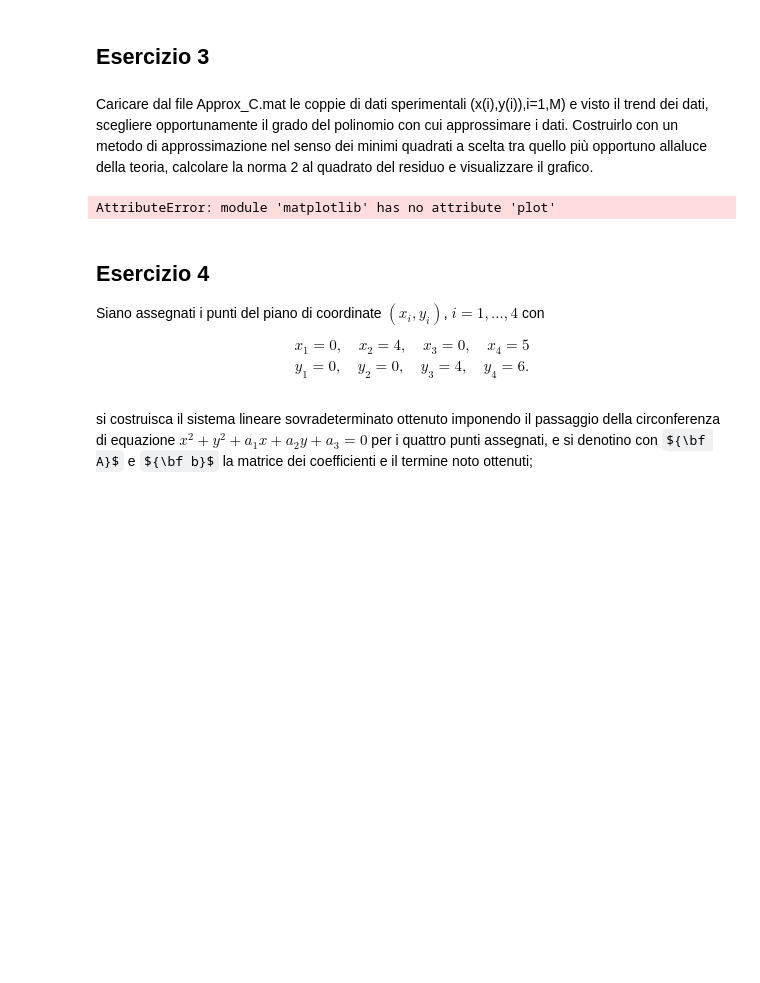
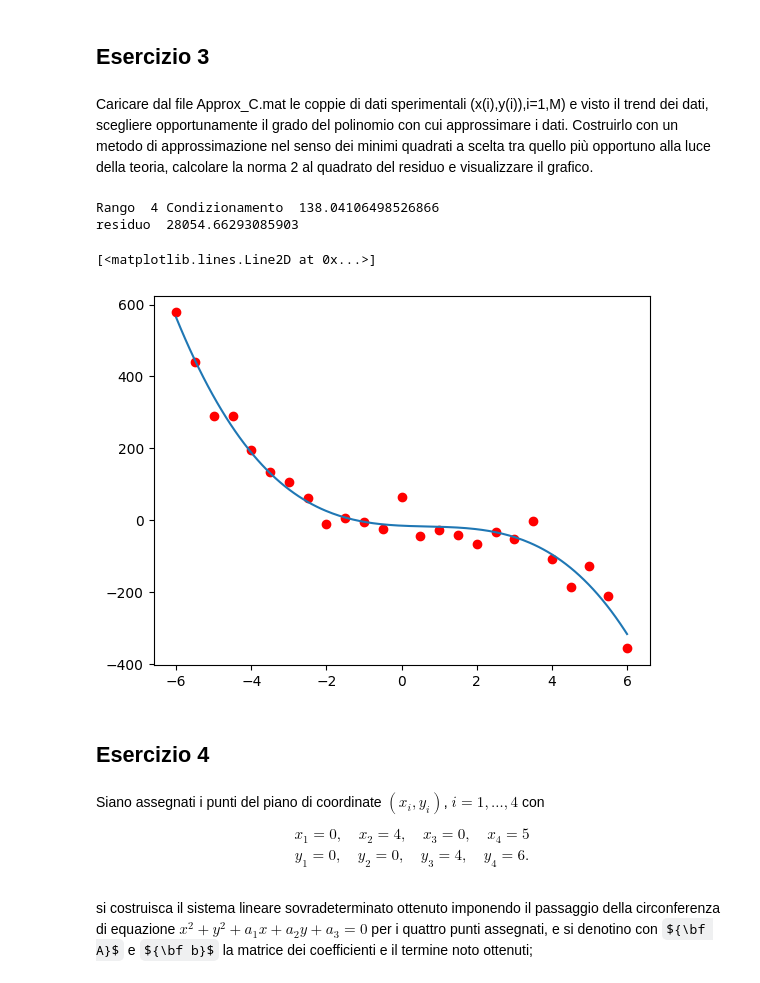
Before and after one commit to AndrewGagliottiUnibo/IoT-Project-network-, a Jupyter notebook: MetodiLab/Extra/Simulazioni/04/Potenziamento1Giugno.ipynb, the cells around one changed output. Drawn from its saved outputs; the diff is of its cells as text; code cells hidden in the pictures; some formulas as TeX source; blank space fills up the shorter version.

```diff
--- a/MetodiLab/Extra/Simulazioni/04/Potenziamento1Giugno.ipynb
+++ b/MetodiLab/Extra/Simulazioni/04/Potenziamento1Giugno.ipynb
@@ -193,0 +184,8 @@ array([2.41997531e+02, 1.34907746e+01, 4.91373956e+00, 2.87908695e+00,
+# %%
+import scipy.linalg as spLin
+dati = loadmat('testF.mat')
+A1=dati["A"]
+b1=dati["b"]
+# %%
+m1,n1=A1.shape
+print("Dimensione di A",m1,n1)
@@ -193,0 +232,5 @@ array([2.41997531e+02, 1.34907746e+01, 4.91373956e+00, 2.87908695e+00,
+# %%
+x,residuo=SVDLS(A1,b1)
+print("Soluzione nel senso dei minimi quadrati\n  ", x)
+print("residuo ",residuo)
+print("Norma soluzione ", np.linalg.norm(x))
@@ -193,0 +255,8 @@ array([2.41997531e+02, 1.34907746e+01, 4.91373956e+00, 2.87908695e+00,
+# %%
+def qrLS(A,b):
+    n=A.shape[1]  # numero di colonne di A
+    Q,R=spLin.qr(A)
+    h=Q.T@b
+    x,flag=RS.Usolve(R[0:n,:],h[0:n])
+    residuo=np.linalg.norm(h[n:])**2
+    return x,residuo
@@ -194,16 +278,39 @@ array([2.41997531e+02, 1.34907746e+01, 4.91373956e+00, 2.87908695e+00,
 # %% [markdown]
 ## Esercizio 3
 # %% [markdown]
-Caricare dal  file  Approx_C.mat  le coppie di dati sperimentali (x(i),y(i)),i=1,M) e visto il trend dei dati, scegliere opportunamente  il grado del polinomio con cui approssimare  i dati. Costruirlo con un metodo di approssimazione nel senso dei minimi quadrati a scelta tra quello più opportuno allaluce della teoria, calcolare la norma 2 al quadrato del residuo e visualizzare  il grafico.
+Caricare dal  file  Approx_C.mat  le coppie di dati sperimentali (x(i),y(i)),i=1,M) e visto il trend dei dati, scegliere opportunamente  il grado del polinomio con cui approssimare  i dati. Costruirlo con un metodo di approssimazione nel senso dei minimi quadrati a scelta tra quello più opportuno alla luce della teoria, calcolare la norma 2 al quadrato del residuo e visualizzare  il grafico.
-# %%
-dati = loadmat('Approx_C.mat')
-x=dati["x"]
-y=dati["y"]
-plt.plot(x,y,'o')
-# %% [output]
-AttributeError: module 'matplotlib' has no attribute 'plot'
+# %%
+import scipy.linalg as spLin
+dati = loadmat('Approx_C.mat')
+
+x=dati["x"]
+y=dati["y"]
+m=x.shape[0]
+x=x.reshape(m,)
+y=y.reshape(m,)
+plt.plot(x,y,'ro')
+
+#Visualizzando il trend dei dati osservo che hanno un andamento di un polinomio cubico
+n=3
+n1=n+1
+A3=np.vander(x,increasing=True)[:,:n1]
+print('Rango ' , np.linalg.matrix_rank(A3),'Condizionamento ',np.linalg.cond(A3))
+#La matrice A è a rango massimo e mediamente mal condizionata,
+#la matrice A^T A, avraà indice di condizionamento il quadrato dell'indice di condizionamento
+#di A, per cui uso il metodo QR
+alphaqr,res =qrLS(A3,y )
+print("residuo ",res)
+xx=np.linspace(np.min(x),np.max(x),200)
+polQR=np.polyval(np.flip(alphaqr),xx)
+plt.plot(xx,polQR)
+# %% [output]
+Rango  4 Condizionamento  138.04106498526866
+residuo  28054.66293085903
+[<matplotlib.lines.Line2D at 0x...>]
+[figure, added]
+# %% [markdown]
+## Esercizio 4
 # %% [markdown]
-## Esercizio 4
 Siano assegnati i punti del piano di coordinate $(x_i, y_i)$, $i=1,\ldots,4$ con
 $$
 \begin{array}{c}
```
Also changed, not shown: parts of 34 cells of this notebook, 1 other file.
